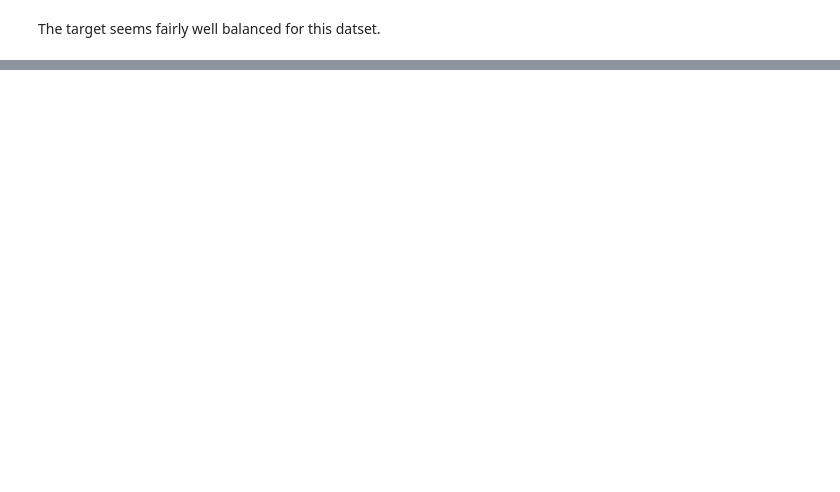
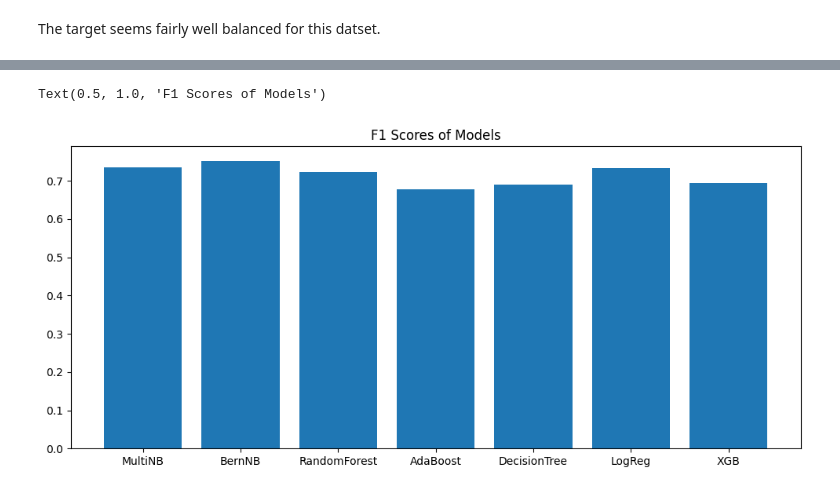
Before and after one commit to Kashiwaba23/disaster_tweets, a Jupyter notebook: data_processing.ipynb, the cells around one changed output, grey strips where cells are left out. Cells and saved outputs as stored; diff of their text form; code cells hidden in the pictures; blank space fills up the shorter version.

```diff
--- a/data_processing.ipynb
+++ b/data_processing.ipynb
@@ -149,0 +264,7 @@ train_data.head(2)
+# %%
+plt.figure(figsize=(12,5))
+plt.bar(f1_dict.keys(), f1_dict.values())
+plt.title('F1 Scores of Models')
+# %% [output]
+Text(0.5, 1.0, 'F1 Scores of Models')
+[figure, added]
```
Also changed, not shown: parts of 73 cells of this notebook, 1 other file.
